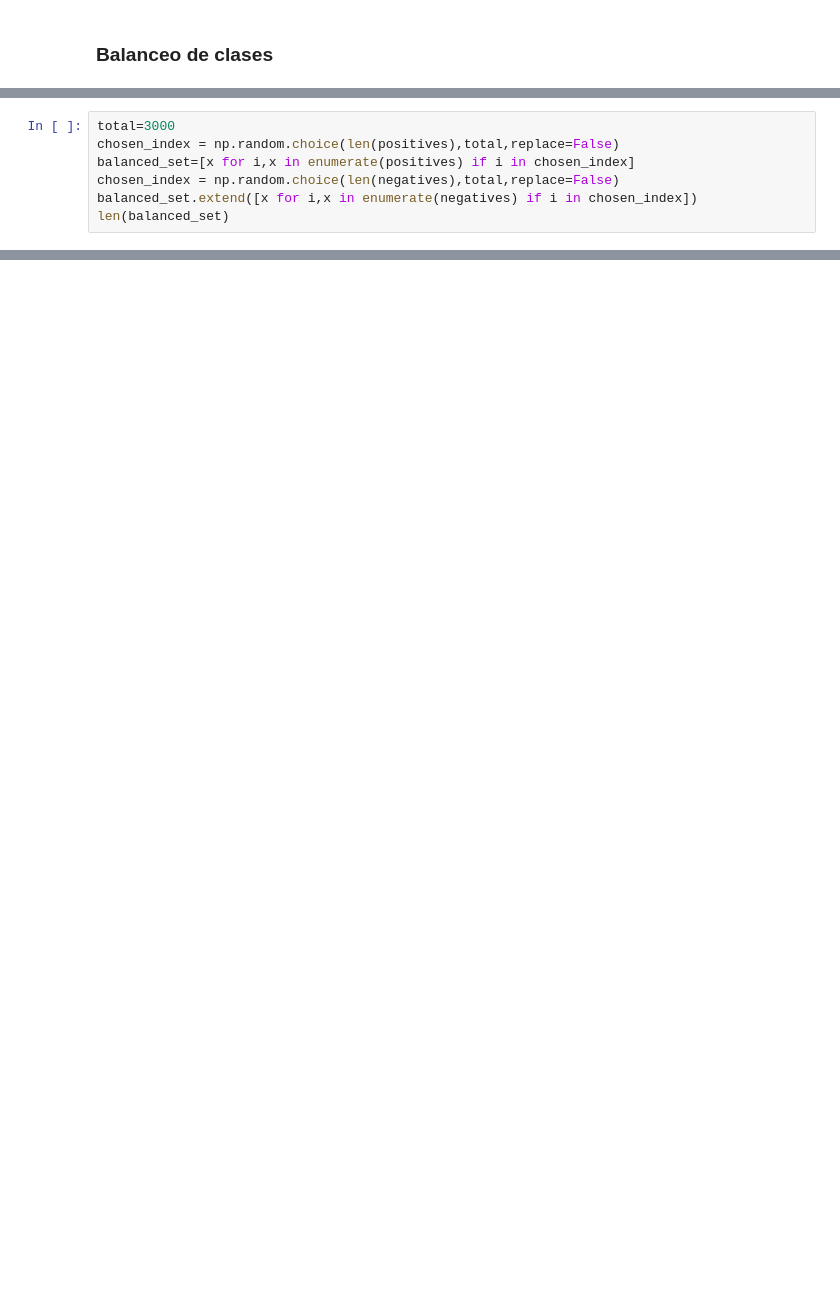
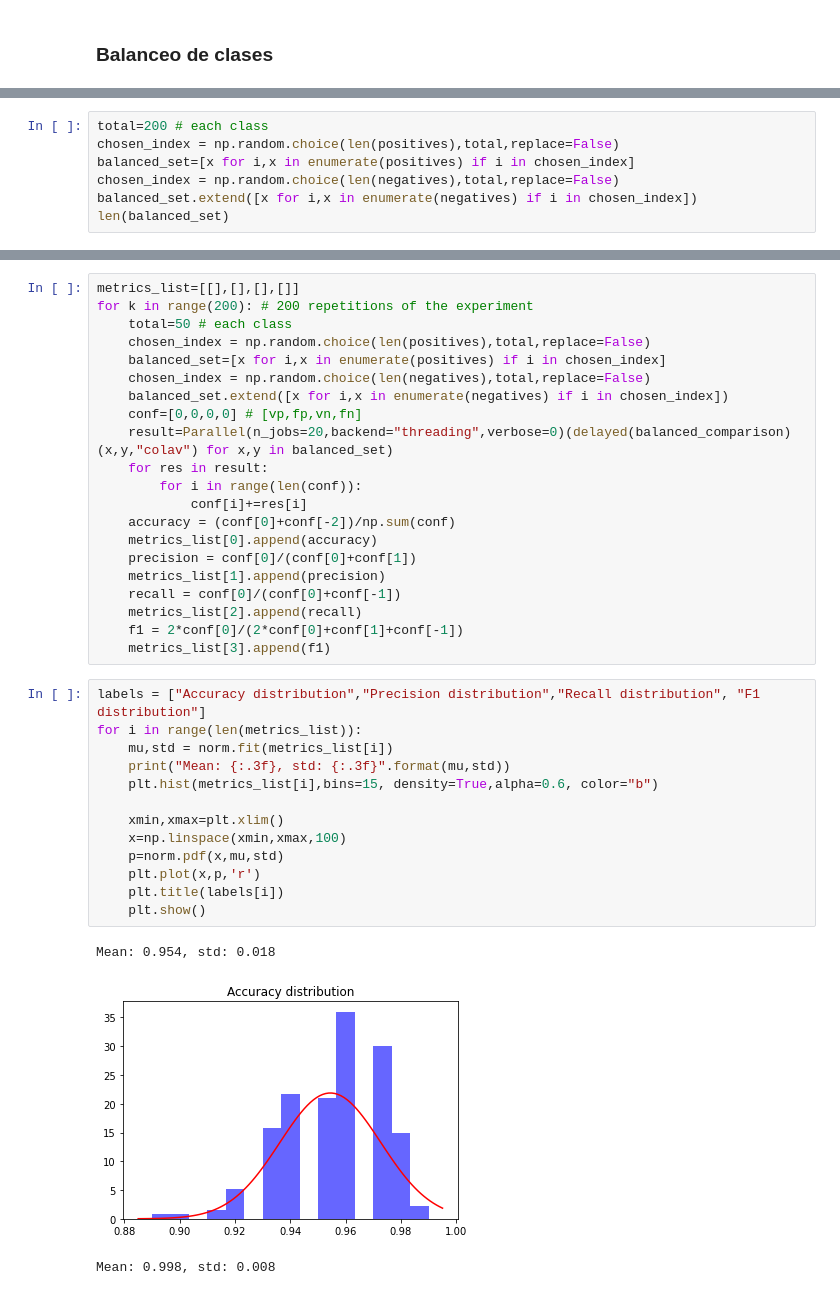
Before and after one commit to muzgash/mongodb_paper_resolution_benchmark, a Jupyter notebook: MongoDB Paper Resolution Benchmark.ipynb, the cells around one changed output, grey strips where cells are left out. Drawn from its saved outputs; the diff is of its cells as text; blank space fills up the shorter version.

Commit message:
Made sure that the dataset was chosen within the problemtic criteria.Cleaned the notebook and added some statistics

```diff
--- a/MongoDB Paper Resolution Benchmark.ipynb
+++ b/MongoDB Paper Resolution Benchmark.ipynb
@@ -358,7 +260,7 @@ def balanced_comparison(x,y,title_comparison="direct",verbose=0):
             conf[2]+=1
     return conf
 # %%
-total=3000
+total=200 # each class
 chosen_index = np.random.choice(len(positives),total,replace=False)
 balanced_set=[x for i,x in enumerate(positives) if i in chosen_index]
 chosen_index = np.random.choice(len(negatives),total,replace=False)
@@ -460,0 +344,38 @@ Recall: 0.99
+# %%
+metrics_list=[[],[],[],[]]
+for k in range(200): # 200 repetitions of the experiment
+    total=50 # each class
+    chosen_index = np.random.choice(len(positives),total,replace=False)
+    balanced_set=[x for i,x in enumerate(positives) if i in chosen_index]
+    chosen_index = np.random.choice(len(negatives),total,replace=False)
+    balanced_set.extend([x for i,x in enumerate(negatives) if i in chosen_index])
+    conf=[0,0,0,0] # [vp,fp,vn,fn]
+    result=Parallel(n_jobs=20,backend="threading",verbose=0)(delayed(balanced_comparison)(x,y,"colav") for x,y in balanced_set)
+    for res in result:
+        for i in range(len(conf)):
+            conf[i]+=res[i]
+    accuracy = (conf[0]+conf[-2])/np.sum(conf)
+    metrics_list[0].append(accuracy)
+    precision = conf[0]/(conf[0]+conf[1])
+    metrics_list[1].append(precision)
+    recall = conf[0]/(conf[0]+conf[-1])
+    metrics_list[2].append(recall)
+    f1 = 2*conf[0]/(2*conf[0]+conf[1]+conf[-1])
+    metrics_list[3].append(f1)
+# %%
+labels = ["Accuracy distribution","Precision distribution","Recall distribution", "F1 distribution"]
+for i in range(len(metrics_list)):
+    mu,std = norm.fit(metrics_list[i])
+    print("Mean: {:.3f}, std: {:.3f}".format(mu,std))
+    plt.hist(metrics_list[i],bins=15, density=True,alpha=0.6, color="b")
+
+    xmin,xmax=plt.xlim()
+    x=np.linspace(xmin,xmax,100)
+    p=norm.pdf(x,mu,std)
+    plt.plot(x,p,'r')
+    plt.title(labels[i])
+    plt.show()
+# %% [output]
+Mean: 0.954, std: 0.018
+[figure, added]
+Mean: 0.998, std: 0.008
```
Also changed, not shown: parts of 17 cells of this notebook.
